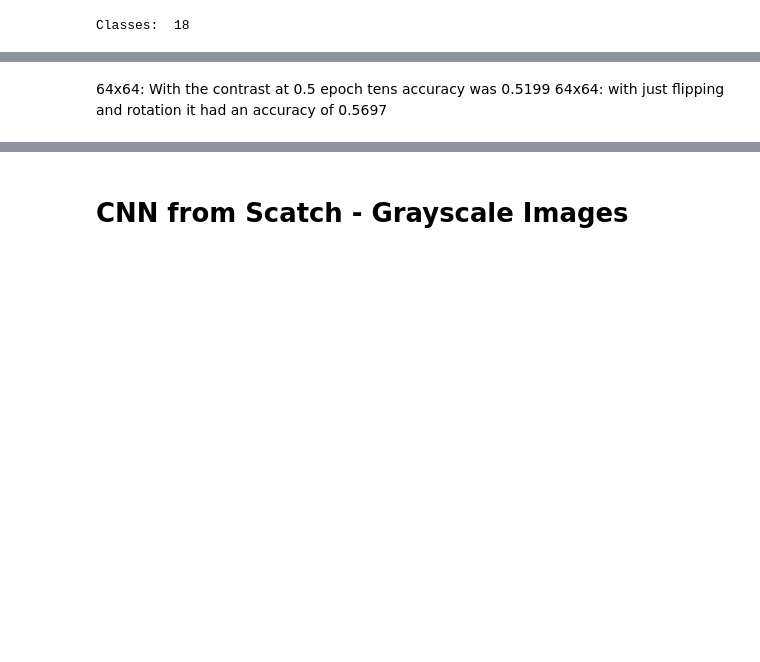
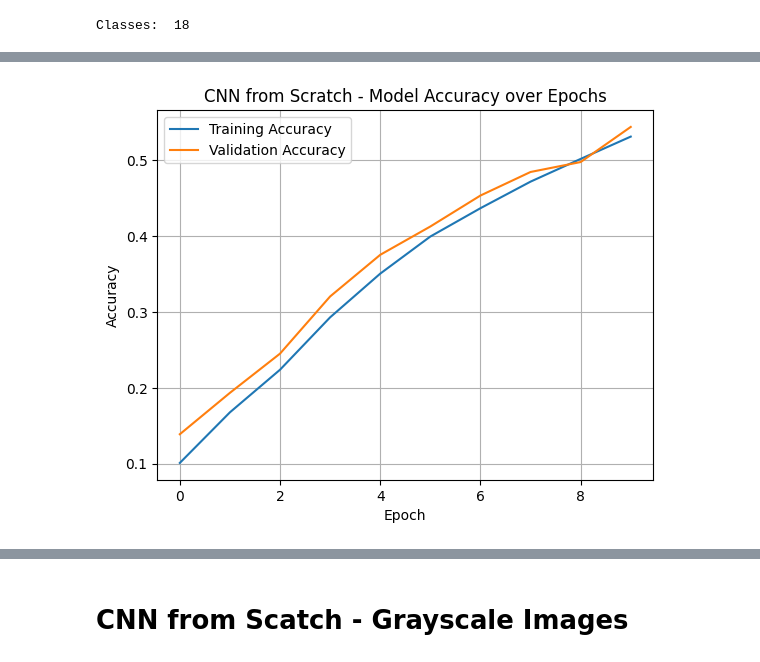
Before and after one commit to ConorPadraigMurphy/Gesture-Based-UI-Assignment-Two, a Jupyter notebook: g00399177.ipynb, the cells around one changed output, grey strips where cells are left out. Cells and saved outputs as stored; diff of their text form; code cells hidden in the pictures; blank space fills up the shorter version.

Commit message:
Added more CNNs with different variables like conv layers, filter sizes, images sizes and also added visualisations

```diff
--- a/g00399177.ipynb
+++ b/g00399177.ipynb
@@ -42,8 +43,8 @@ validation_and_test_dataset = tf.keras.utils.image_dataset_from_directory(DATASE
 
 val_batches = tf.data.experimental.cardinality(validation_and_test_dataset)
 
-test_dataset_grayscale = validation_and_test_dataset.take((2*val_batches) // 3)
-validation_dataset_grayscale = validation_and_test_dataset.skip((2*val_batches) // 3)
+test_dataset = validation_and_test_dataset.take((2*val_batches) // 3)
+validation_dataset = validation_and_test_dataset.skip((2*val_batches) // 3)
 # %% [output]
 Found 125912 files belonging to 18 classes.
 Using 88139 files for training.
@@ -70,7 +60,6 @@ data_augmentation_layers = tf.keras.Sequential([
 # CNN model from scratch
 model = tf.keras.models.Sequential()
 model.add(tf.keras.Input(shape=(IMAGE_SIZE[0], IMAGE_SIZE[1],3)))
-model.add(data_augmentation_layers)
 model.add(layers.Rescaling(1./255))
 model.add(layers.Conv2D(16, 3, padding='same', activation='relu'))
 model.add(layers.MaxPooling2D())
@@ -78,7 +67,7 @@ model.add(layers.Conv2D(32, 3, padding='same', activation='relu'))
 model.add(layers.MaxPooling2D())
 model.add(layers.Conv2D(64, 3, padding='same', activation='relu'))
 model.add(layers.MaxPooling2D())
-model.add(layers.Flatten())
+model.add(layers.GlobalAveragePooling2D())
 model.add(layers.Dense(128, activation='relu'))
 model.add(layers.Dense(NUM_CLASSES, activation='softmax'))
 
@@ -130,6 +119,6 @@ callback = tf.keras.callbacks.EarlyStopping(monitor='val_loss', patience=5, rest
 # - validation_dataset (tf.data.Dataset): The validation dataset.
 # - epochs (int): The number of training epochs.
 # - callbacks (list): A list of callback functions to use during training.
-model.fit(train_dataset,  validation_data=(validation_dataset_grayscale), epochs=10, callbacks=[callback])
+history = model.fit(train_dataset,  validation_data=(validation_dataset), epochs=10, callbacks=[callback])
 # %% [output]
 Epoch 1/10
@@ -152,5 +144,13 @@ Epoch 8/10
-# %% [markdown]
-64x64: With the contrast at 0.5 epoch tens accuracy was 0.5199 </br>
-64x64: with just flipping and rotation it had an accuracy of 0.5697</br>
+# %%
+plt.plot(history.history['accuracy'], label='Training Accuracy')
+plt.plot(history.history['val_accuracy'], label='Validation Accuracy')
+plt.title('CNN from Scratch - Model Accuracy over Epochs')
+plt.xlabel('Epoch')
+plt.ylabel('Accuracy')
+plt.legend()
+plt.grid(True)
+plt.show()
+# %% [output]
+[figure, added]
 # %%
 # Evaluates the model on the test dataset and returns a dictionary of evaluation metrics.
```
Also changed, not shown: parts of 38 cells of this notebook, 1 other file.
